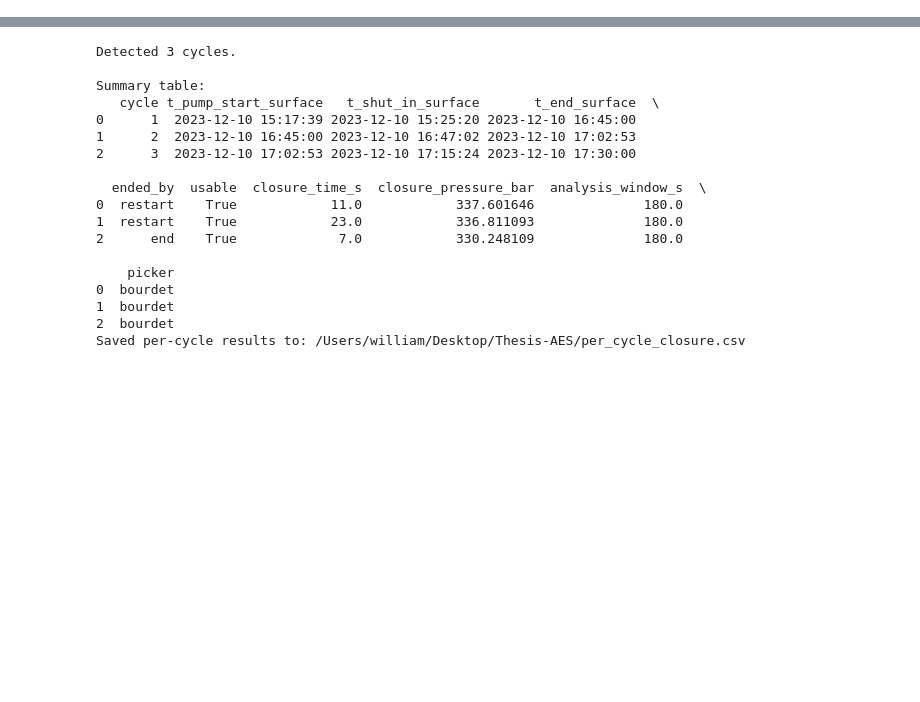
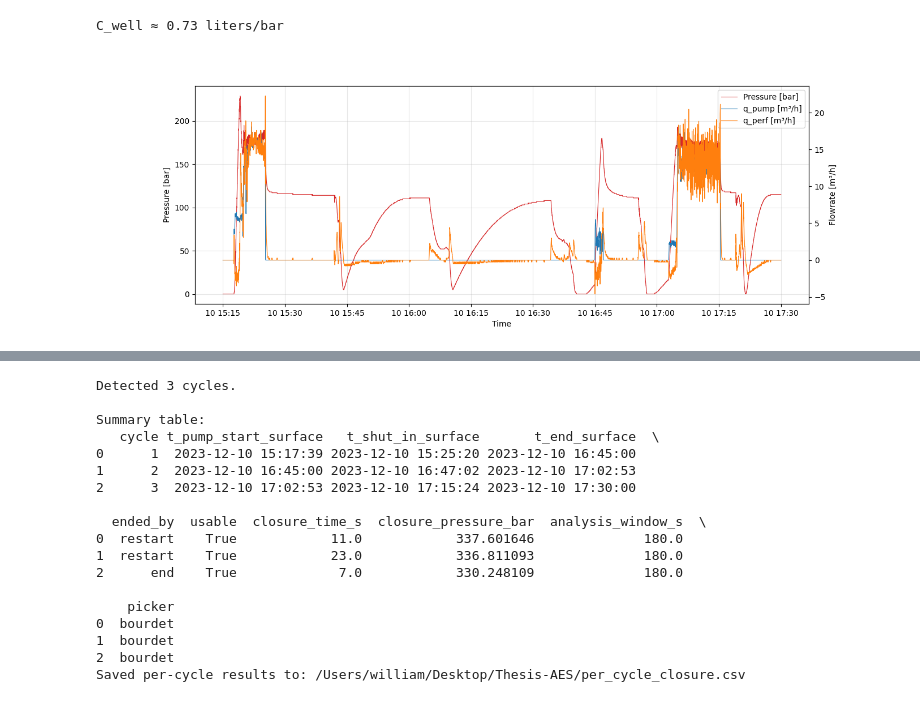
Before and after one commit to HoremanW/Thesis-AES, a Jupyter notebook: notebook.ipynb, the cells around one changed output, grey strips where cells are left out. Cells and saved outputs as stored; diff of their text form; code cells hidden in the pictures; blank space fills up the shorter version.

```diff
--- a/notebook.ipynb
+++ b/notebook.ipynb
@@ -235,3 +238,56 @@ Estimated delay: 1.03 h
 [figure]
 [figure]
 [figure]
+# %%
+
+# --- Pack surface data ---
+df = pd.DataFrame({
+    "time": pd.to_datetime(time_S),
+    "P_bar": pd.to_numeric(pressure_S, errors="coerce"),
+    "V_m3":  pd.to_numeric(volume_S,   errors="coerce"),
+    "q_m3h": pd.to_numeric(flowrate_S, errors="coerce"),
+}).dropna().sort_values("time").reset_index(drop=True)
+
+time_s = df["time"]
+P = df["P_bar"].to_numpy()
+V = df["V_m3"].to_numpy()
+q_pump_m3h = df["q_m3h"].to_numpy()
+
+# --- Choose an early linear PV segment (adjust slice as needed) ---
+i0, i1 = 200, 600   # pick indices in the pre-breakdown pumping ramp
+coeffs = np.polyfit(P[i0:i1], V[i0:i1], 1)
+C_well = coeffs[0]   # slope dV/dP [m³/bar]
+C_well = 0.000726
+
+print(f"C_well ≈ {C_well*1e3:.2f} liters/bar")
+
+# --- Compute dP/dt ---
+ts = (time_s - time_s.iloc[0]).dt.total_seconds().to_numpy()
+P_smooth = pd.Series(P, index=time_s).rolling("10s", center=True, min_periods=1).mean().to_numpy()
+dPdt = np.gradient(P_smooth, ts)   # [bar/s]
+
+# --- q_perf = q_pump - C_well * dP/dt ---
+q_pump_m3s = q_pump_m3h / 3600.0
+q_perf_m3s = q_pump_m3s - C_well * dPdt
+q_perf_m3h = q_perf_m3s * 3600.0
+
+# --- Plot ---
+fig, ax1 = plt.subplots(figsize=(14,5))
+ax1.plot(time_s, P, label="Pressure [bar]", color="C3", lw=0.8)
+ax1.set_ylabel("Pressure [bar]")
+ax1.set_xlabel("Time")
+ax1.grid(True, alpha=0.3)
+
+ax2 = ax1.twinx()
+ax2.plot(time_s, q_pump_m3h, label="q_pump [m³/h]", color="C0", lw=0.8)
+ax2.plot(time_s, q_perf_m3h, label="q_perf [m³/h]", color="C1", lw=0.8)
+ax2.set_ylabel("Flowrate [m³/h]")
+#ax2.set_ylim(bottom=-10)
+
+lines1, labels1 = ax1.get_legend_handles_labels()
+lines2, labels2 = ax2.get_legend_handles_labels()
+ax1.legend(lines1 + lines2, labels1 + labels2, loc="best")
+plt.show()
+# %% [output]
+C_well ≈ 0.73 liters/bar
+[figure, added]
```
Also changed, not shown: parts of 6 cells of this notebook, 3 other files.
